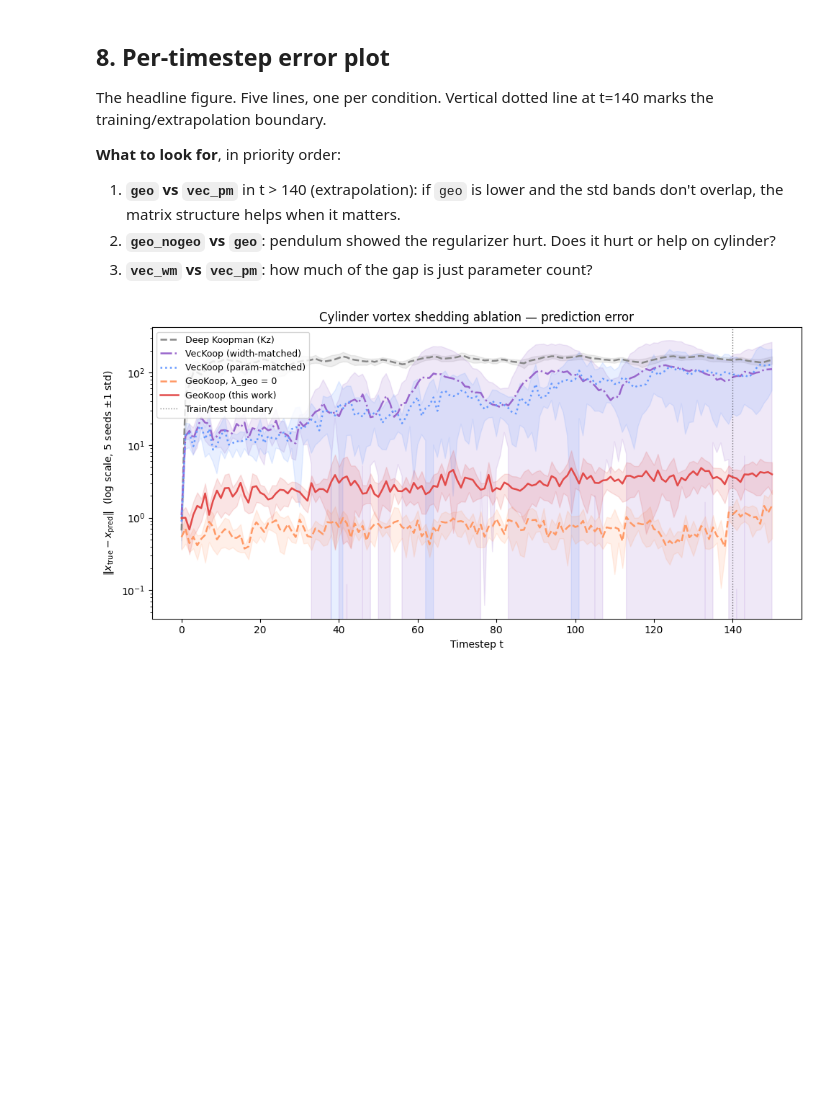
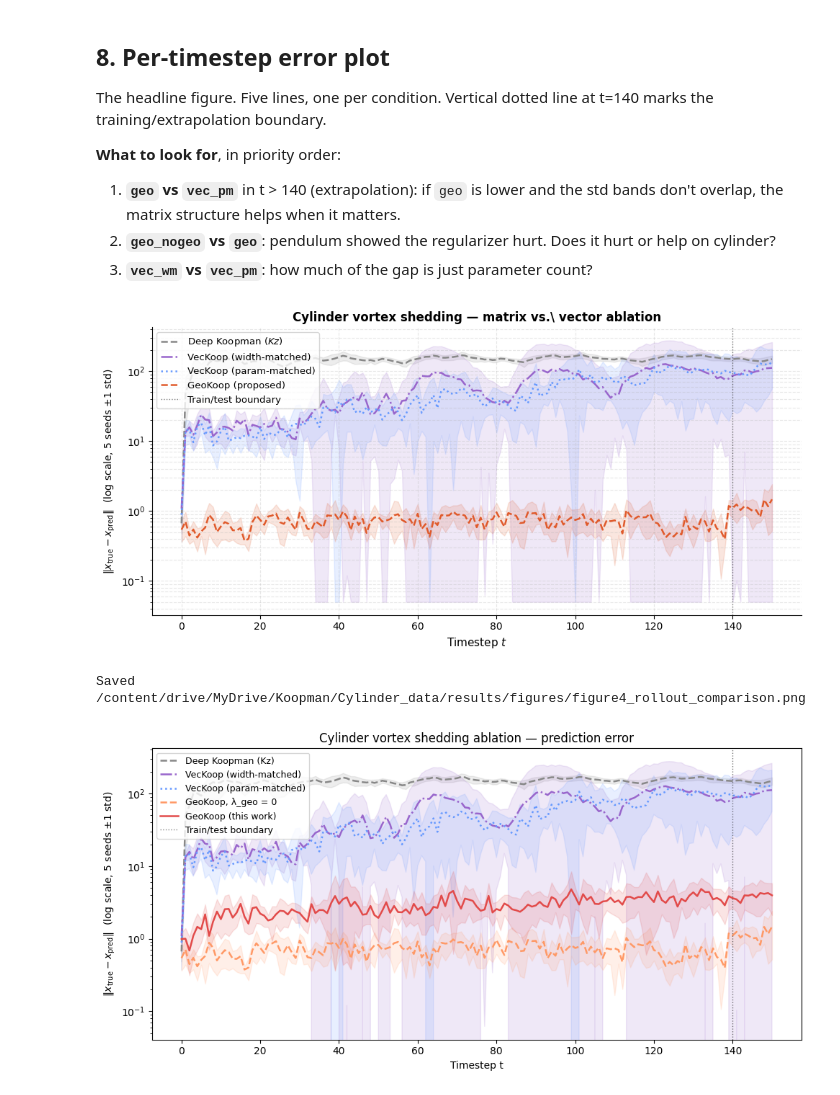
Before and after one commit to jenny005/geo-koopman, a Jupyter notebook: koopman_cylinder_ablation.ipynb, the cells around one changed output. Drawn from its saved outputs; the diff is of its cells as text; code cells hidden in the pictures; blank space fills up the shorter version.

```diff
--- a/koopman_cylinder_ablation.ipynb
+++ b/koopman_cylinder_ablation.ipynb
@@ -520,6 +506,51 @@ at t=140 marks the training/extrapolation boundary.
 2. **`geo_nogeo` vs `geo`**: pendulum showed the regularizer hurt. Does
    it hurt or help on cylinder?
 3. **`vec_wm` vs `vec_pm`**: how much of the gap is just parameter count?
+# %%
+def plot_per_t_error(summary, fname='figure4_rollout_comparison.png'):
+    fig, ax = plt.subplots(figsize=(10, 5))
+    ts = np.arange(T_total)
+
+    style = {
+        'deep':      ('#888888', '--', 'Deep Koopman $(Kz)$'),
+        'vec_wm':    ('#9966CC', '-.', 'VecKoop (width-matched)'),
+        'vec_pm':    ('#6699FF', ':',  'VecKoop (param-matched)'),
+        'geo_nogeo': ('#E05A2B', '--', 'GeoKoop (proposed)'),
+    }
+
+    for name in ['deep', 'vec_wm', 'vec_pm', 'geo_nogeo']:
+        if name not in summary: continue
+        s = summary[name]
+        c, ls, label = style[name]
+        m  = np.array(s['err_per_t_mean'])
+        sd = np.array(s['err_per_t_std'])
+        ax.plot(ts, m, color=c, ls=ls, lw=1.8, label=label)
+        ax.fill_between(ts, np.clip(m - sd, 0.05, None), m + sd,
+                        color=c, alpha=0.15)
+
+    ax.axvline(N_TRAIN, color='k', ls=':', lw=1, alpha=0.5,
+               label='Train/test boundary')
+    ax.set_yscale('log')
+    ax.set_xlabel('Timestep $t$', fontsize=11)
+    ax.set_ylabel(
+        r'$\|x_\mathrm{true} - x_\mathrm{pred}\|$  (log scale, 5 seeds $\pm1$ std)',
+        fontsize=10)
+    ax.set_title(
+        'Cylinder vortex shedding — matrix vs.\ vector ablation',
+        fontsize=12, fontweight='bold')
+    ax.legend(loc='upper left', fontsize=9.5)
+    ax.grid(True, which='both', linestyle='--', alpha=0.3)
+    ax.spines[['top', 'right']].set_visible(False)
+    plt.tight_layout()
+    out = os.path.join(FIGS_DIR, fname)
+    plt.savefig(out, dpi=150, bbox_inches='tight')
+    plt.show()
+    print(f'Saved {out}')
+
+plot_per_t_error(summary)
+# %% [output]
+[figure, added]
+Saved /content/drive/MyDrive/Koopman/Cylinder_data/results/figures/figure4_rollout_comparison.png
 # %%
 def plot_per_t_error(summary, fname='rollout_comparison.png'):
     fig, ax = plt.subplots(figsize=(10, 5))
```
Also changed, not shown: parts of 3 cells of this notebook.
